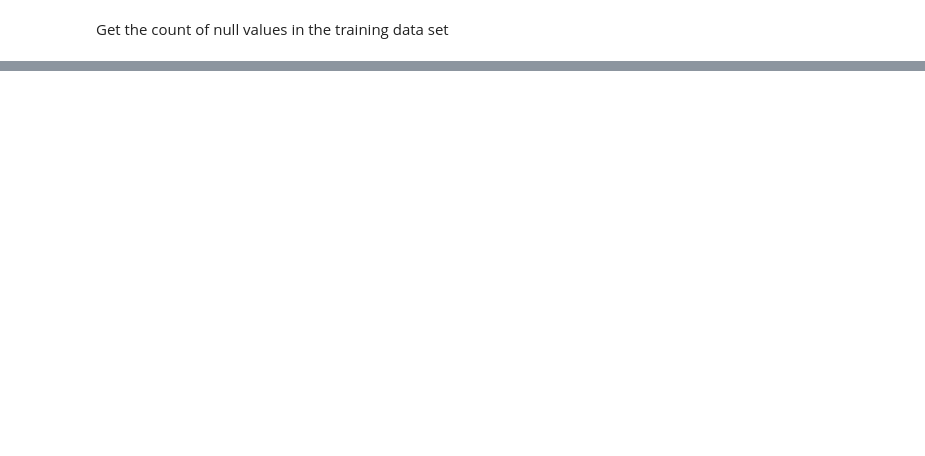
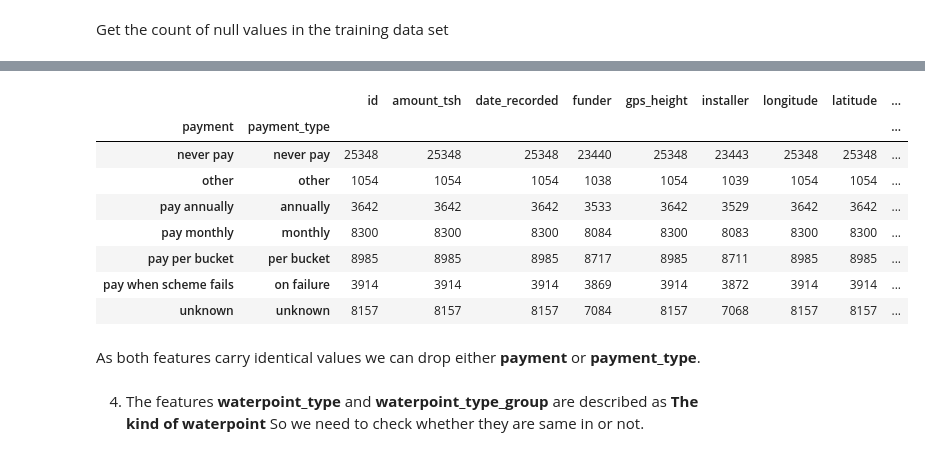
Before and after one commit to trajinthan/pump-it-up-data-mining, a Jupyter notebook: pumb_it_up.ipynb, the cells around one changed output, grey strips where cells are left out. Drawn from its saved outputs; the diff is of its cells as text; code cells hidden in the pictures; blank space fills up the shorter version.

Commit message:
find identical columns

```diff
--- a/pumb_it_up.ipynb
+++ b/pumb_it_up.ipynb
@@ -46,0 +205,16 @@ train_data.isnull().sum()
+# %%
+train_data.groupby(['payment','payment_type']).count()
+# %% [output]
+|  |  | id | amount_tsh | date_recorded | funder | gps_height | installer | longitude | latitude | ... |
+| payment | payment_type |  |  |  |  |  |  |  |  | ... |
+| never pay | never pay | 25348 | 25348 | 25348 | 23440 | 25348 | 23443 | 25348 | 25348 | ... |
+| other | other | 1054 | 1054 | 1054 | 1038 | 1054 | 1039 | 1054 | 1054 | ... |
+| pay annually | annually | 3642 | 3642 | 3642 | 3533 | 3642 | 3529 | 3642 | 3642 | ... |
+| pay monthly | monthly | 8300 | 8300 | 8300 | 8084 | 8300 | 8083 | 8300 | 8300 | ... |
+| pay per bucket | per bucket | 8985 | 8985 | 8985 | 8717 | 8985 | 8711 | 8985 | 8985 | ... |
+| pay when scheme fails | on failure | 3914 | 3914 | 3914 | 3869 | 3914 | 3872 | 3914 | 3914 | ... |
+| unknown | unknown | 8157 | 8157 | 8157 | 7084 | 8157 | 7068 | 8157 | 8157 | ... |
+# %% [markdown]
+As both features carry identical values we can drop either **payment** or **payment_type**.
+# %% [markdown]
+4. The features **waterpoint_type** and **waterpoint_type_group** are described as **The kind of waterpoint** So we need to check whether they are same in or not.
```
Also changed, not shown: parts of 23 cells of this notebook.
